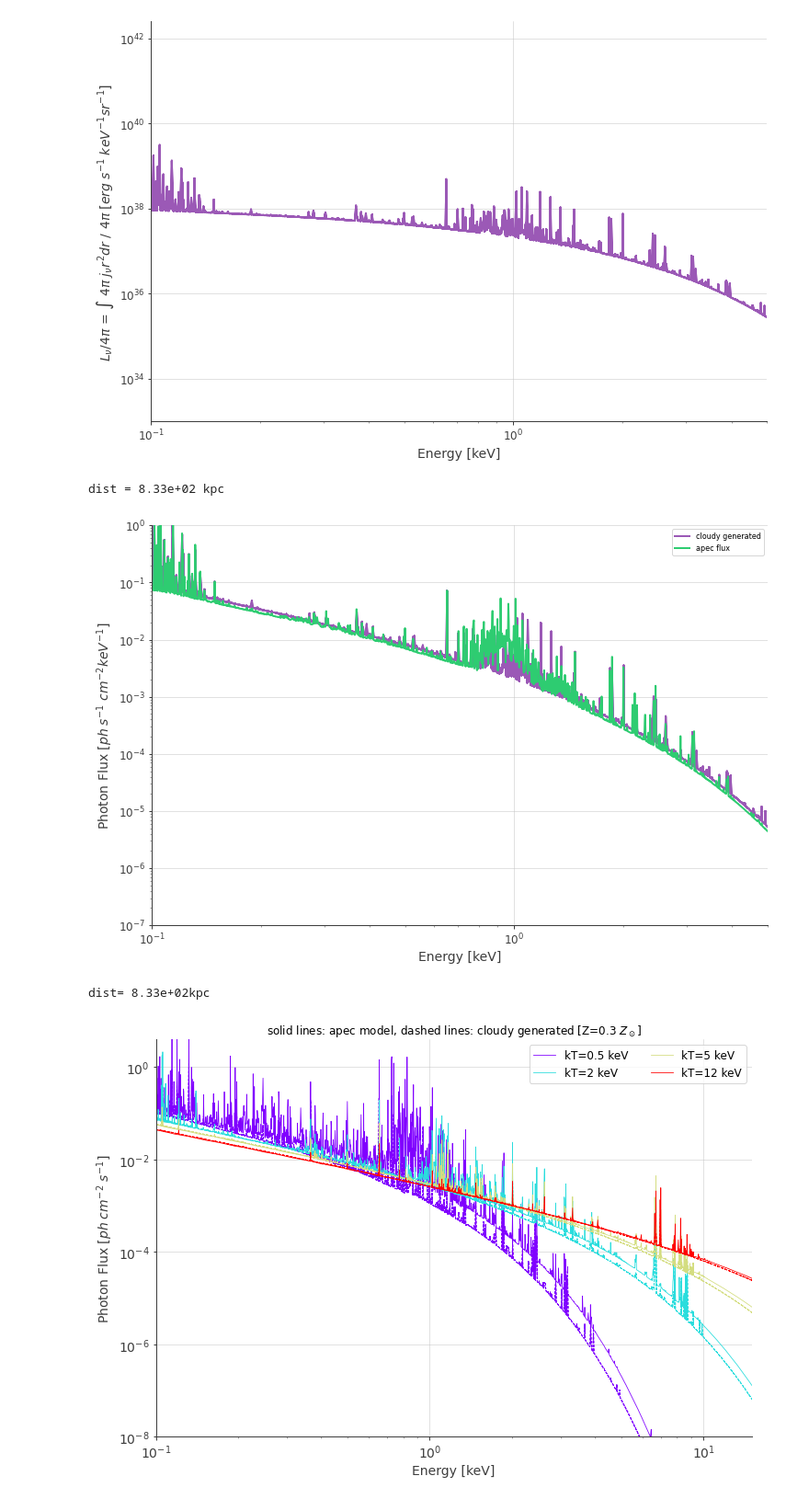
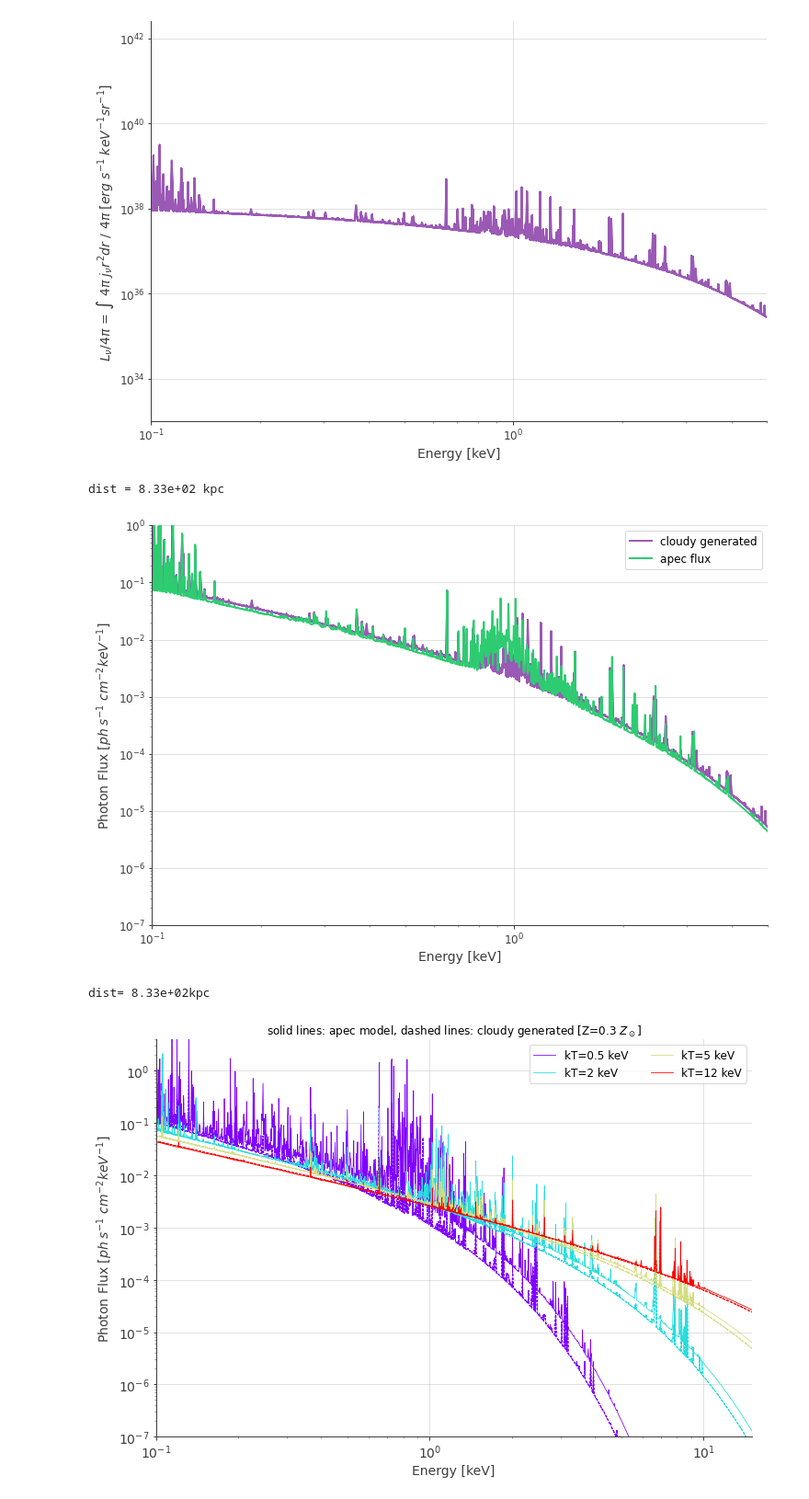
Before and after one commit to RitaliG/cloudy-apec-combined, a Jupyter notebook: apec-test.ipynb, the cells around one changed output. Shown at 92% size. Cells and saved outputs as stored; diff of their text form; code cells hidden in the pictures.

```diff
--- a/apec-test.ipynb
+++ b/apec-test.ipynb
@@ -136,7 +136,7 @@ ndens = 1e-4   # hydrogen number density (cm^-3)
 em    = ndens**2 * 4*np.pi * rad**2 * dr   # emission measure (cm^3)
 K     = modapec.K.value #1e-3   # apec normalisation
 dist  = np.sqrt(1e-14*em/(4*np.pi*K)) # (distance for flux comparison - cgs)
-photon_flux = (luminosity * 4*np.pi /(nu_keV*keV_erg))/(4*np.pi*dist**2)
+photon_flux = (luminosity /(nu_keV*keV_erg))/(4*np.pi*dist**2)
 print('dist = %.2e kpc'%(dist/kpc))
 
 ## photon flux comparison for cloudy with apec
@@ -149,12 +149,12 @@ plt.xlabel('Energy [keV]')
 plt.grid()
 plt.xlim(1e-1, 5)
 plt.ylim(1e-7, 1)
-plt.legend()
+plt.legend(fontsize=12)
 plt.ylabel(r'Photon Flux [$ph \; s^{-1}\; cm^{-2} keV^{-1}$]')
 plt.show()
 # %% [output]
 dist = 8.33e+02 kpc
-[figure, old version]
+[figure, new version]
 # %%
 #plt.clf()
 fig=plt.figure(4, figsize=(12,8))
@@ -163,6 +163,7 @@ for item in (ax.get_xticklabels() + ax.get_yticklabels()):
     item.set_fontsize(14)
 
 ktgrid = [0.5, 2.0, 5.0, 12.0] # Temperature grid
+#energies = np.logspace(-1., 1.5, 2000) # Set up the energy grid ## energy resoultion
 energies = np.logspace(-1., 2.5, 3000) # Set up the energy grid ## energy resoultion
 nspec  = len(ktgrid)
 values = range(nspec)
@@ -181,33 +182,33 @@ for i in range(nspec):
 # parameters for cloudy generated files
 rad   = 150*kpc;  dr = 1*kpc
 ndens = 1e-4  # hydrogen number density provided in cloudy model (cm^-3)
 em    = ndens**2 * 4*np.pi * rad**2 * dr  # emission measure corresponding to it (cm^3)
 K     = modapec.K.value # apec normalisation used
 dist  = np.sqrt(1e-14*em/(4*np.pi*K)) #cgs
 print('dist= %.2ekpc'%(dist/kpc))
 
 # start plotting
 for i in range(nspec):
     modapec.kT.value = ktgrid[i]
     # apec values
     plt.plot(energies, modapec(energies), color=ccc[i], label='kT=%g keV'%(ktgrid[i]), linewidth=.8)
     # cloudy file read
     cloudy_out  = np.loadtxt(file_name[i])
     nu_keV, total_emm = cloudy_out[:,0], cloudy_out[:,3] # cloudy output [nu (keV), 4*pi*nu*j_nu]
     luminosity  = total_emm *rad**2 *dr / nu_keV # erg s^-1 cm^-3 keV^-1 # 4*np.pi
     photon_flux = (luminosity * 4*np.pi /(nu_keV*keV_erg)) / (4*np.pi*dist**2) # photons cm^-2 s^-1
     # cloudy values
     plt.plot(nu_keV, photon_flux, color=ccc[i], ls='--', linewidth=.8)
 
 plt.xscale('log')
 plt.yscale('log')
 plt.title('solid lines: apec model, dashed lines: cloudy generated [Z=0.3 $Z_\odot$]')
 plt.xlabel('Energy [keV]')
-plt.ylabel('Photon Flux [$ph \; cm^{-2} \; s^{-1}$]')
-plt.axis([0.1,15.,1e-8,4.0])
+plt.ylabel('Photon Flux [$ph \; s^{-1}\; cm^{-2} keV^{-1}$]')
+plt.axis([0.1,15.,1e-7,4.0])
 # plt.title('Z=0.3 $Z_\odot$ and varying temperature')
 plt.legend(fontsize=12, ncol=2)
 plt.grid()
 # %% [output]
 dist= 8.33e+02kpc
-[figure, old version]
+[figure, new version]
```
Also changed, not shown: parts of 1 cell of this notebook.
